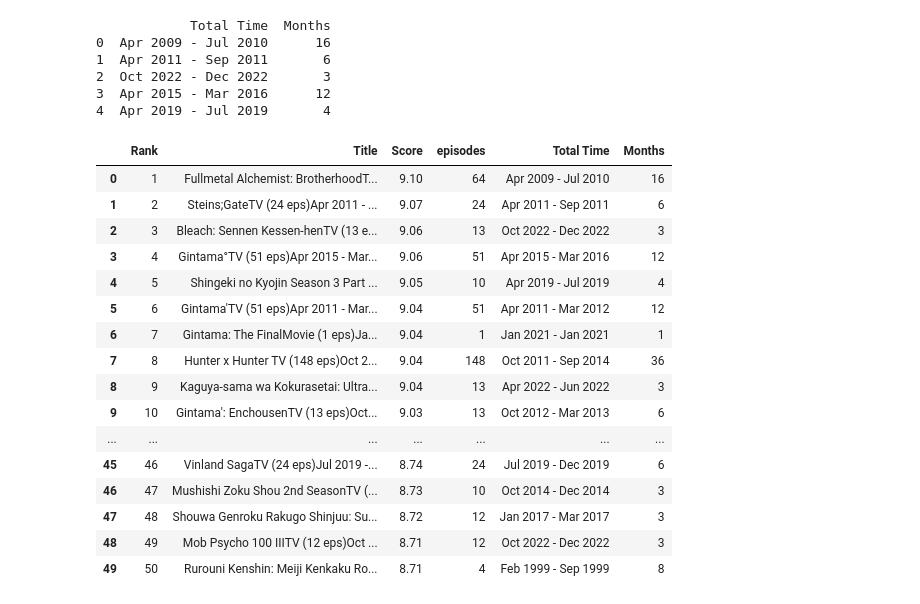
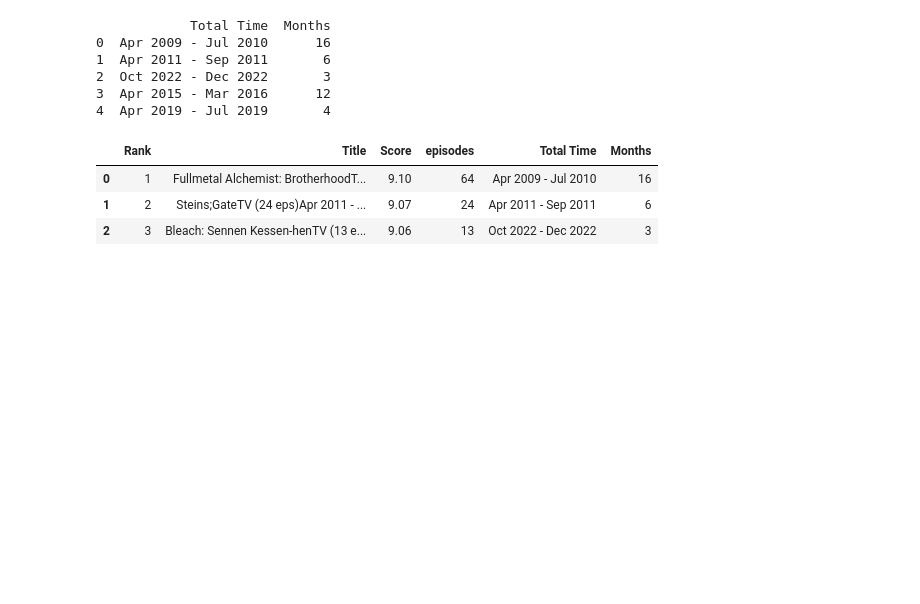
Before and after one commit to C4naryS0ck/Pandasss, a Jupyter notebook: project_anime.ipynb, the cells around one changed output. Saved outputs shown, nothing was run; the diff lists cells and outputs as text; code cells hidden in the pictures; blank space fills up the shorter version.

```diff
--- a/project_anime.ipynb
+++ b/project_anime.ipynb
@@ -165,22 +165,9 @@ print(df[['Total Time', 'Months']].head())
 3  Apr 2015 - Mar 2016      12
 4  Apr 2019 - Jul 2019       4
 # %%
-df
+df.head(3)
 # %% [output]
 |  | Rank | Title | Score | episodes | Total Time | Months |
 | 0 | 1 | Fullmetal Alchemist: BrotherhoodT... | 9.10 | 64 | Apr 2009 - Jul 2010 | 16 |
 | 1 | 2 | Steins;GateTV (24 eps)Apr 2011 - ... | 9.07 | 24 | Apr 2011 - Sep 2011 | 6 |
 | 2 | 3 | Bleach: Sennen Kessen-henTV (13 e... | 9.06 | 13 | Oct 2022 - Dec 2022 | 3 |
-| 3 | 4 | Gintama°TV (51 eps)Apr 2015 - Mar... | 9.06 | 51 | Apr 2015 - Mar 2016 | 12 |
-| 4 | 5 | Shingeki no Kyojin Season 3 Part ... | 9.05 | 10 | Apr 2019 - Jul 2019 | 4 |
-| 5 | 6 | Gintama'TV (51 eps)Apr 2011 - Mar... | 9.04 | 51 | Apr 2011 - Mar 2012 | 12 |
-| 6 | 7 | Gintama: The FinalMovie (1 eps)Ja... | 9.04 | 1 | Jan 2021 - Jan 2021 | 1 |
-| 7 | 8 | Hunter x Hunter TV (148 eps)Oct 2... | 9.04 | 148 | Oct 2011 - Sep 2014 | 36 |
-| 8 | 9 | Kaguya-sama wa Kokurasetai: Ultra... | 9.04 | 13 | Apr 2022 - Jun 2022 | 3 |
-| 9 | 10 | Gintama': EnchousenTV (13 eps)Oct... | 9.03 | 13 | Oct 2012 - Mar 2013 | 6 |
-| ... | ... | ... | ... | ... | ... | ... |
-| 45 | 46 | Vinland SagaTV (24 eps)Jul 2019 -... | 8.74 | 24 | Jul 2019 - Dec 2019 | 6 |
-| 46 | 47 | Mushishi Zoku Shou 2nd SeasonTV (... | 8.73 | 10 | Oct 2014 - Dec 2014 | 3 |
-| 47 | 48 | Shouwa Genroku Rakugo Shinjuu: Su... | 8.72 | 12 | Jan 2017 - Mar 2017 | 3 |
-| 48 | 49 | Mob Psycho 100 IIITV (12 eps)Oct ... | 8.71 | 12 | Oct 2022 - Dec 2022 | 3 |
-| 49 | 50 | Rurouni Kenshin: Meiji Kenkaku Ro... | 8.71 | 4 | Feb 1999 - Sep 1999 | 8 |
```
Also changed, not shown: parts of 4 cells of this notebook.
